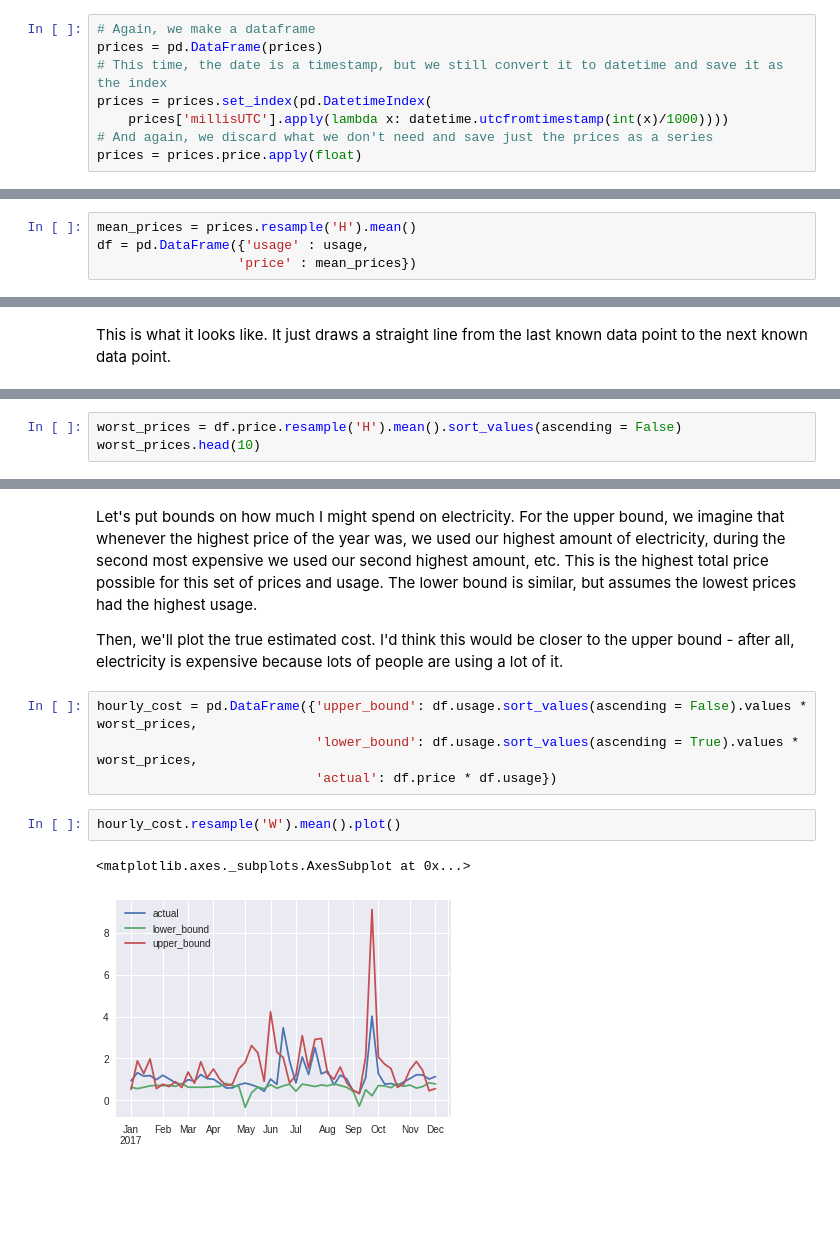
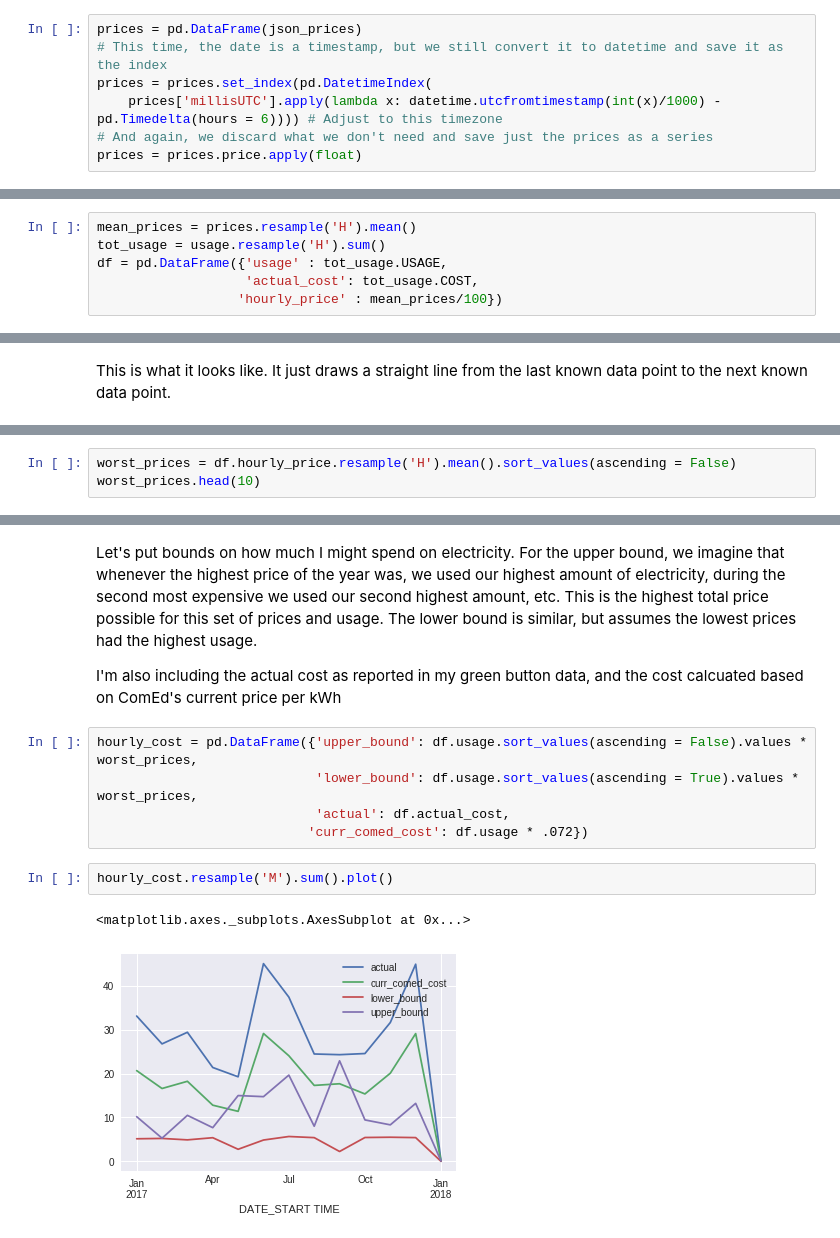
Before and after one commit to jdfoote/notebooks, a Jupyter notebook: comed.ipynb, the cells around one changed output, grey strips where cells are left out. Cells and saved outputs as stored; diff of their text form; blank space fills up the shorter version.

```diff
--- a/comed.ipynb
+++ b/comed.ipynb
@@ -93,9 +85,8 @@ prices = r.json()
 # %%
-# Again, we make a dataframe
-prices = pd.DataFrame(prices)
+prices = pd.DataFrame(json_prices)
 # This time, the date is a timestamp, but we still convert it to datetime and save it as the index
 prices = prices.set_index(pd.DatetimeIndex(
-    prices['millisUTC'].apply(lambda x: datetime.utcfromtimestamp(int(x)/1000))))
+    prices['millisUTC'].apply(lambda x: datetime.utcfromtimestamp(int(x)/1000) - pd.Timedelta(hours = 6)))) # Adjust to this timezone
 # And again, we discard what we don't need and save just the prices as a series
 prices = prices.price.apply(float)
 # %% [markdown]
@@ -109,5 +100,7 @@ prices.resample('W').mean().plot()
 I then put all of these into a dataframe, to make the dates match up.
 # %%
 mean_prices = prices.resample('H').mean()
-df = pd.DataFrame({'usage' : usage,
-                  'price' : mean_prices})
+tot_usage = usage.resample('H').sum()
+df = pd.DataFrame({'usage' : tot_usage.USAGE,
+                   'actual_cost': tot_usage.COST,
+                  'hourly_price' : mean_prices/100})
@@ -153,4 +153,4 @@ Let's look at the worst-case examples. Here are the 10 highest priced hours. I d
 # %%
-worst_prices = df.price.resample('H').mean().sort_values(ascending = False)
+worst_prices = df.hourly_price.resample('H').mean().sort_values(ascending = False)
 worst_prices.head(10)
 # %% [output]
@@ -168,13 +169,14 @@ Name: price, dtype: float64
 # %% [markdown]
 Let's put bounds on how much I might spend on electricity. For the upper bound, we imagine that whenever the highest price of the year was, we used our highest amount of electricity, during the second most expensive we used our second highest amount, etc. This is the highest total price possible for this set of prices and usage. The lower bound is similar, but assumes the lowest prices had the highest usage.
 
-Then, we'll plot the true estimated cost. I'd think this would be closer to the upper bound - after all, electricity is expensive because lots of people are using a lot of it.
+I'm also including the actual cost as reported in my green button data, and the cost calcuated based on ComEd's current price per kWh
 # %%
 hourly_cost = pd.DataFrame({'upper_bound': df.usage.sort_values(ascending = False).values * worst_prices,
                             'lower_bound': df.usage.sort_values(ascending = True).values * worst_prices,
-                            'actual': df.price * df.usage})
+                            'actual': df.actual_cost,
+                           'curr_comed_cost': df.usage * .072})
 # %%
-hourly_cost.resample('W').mean().plot()
+hourly_cost.resample('M').sum().plot()
 # %% [output]
 <matplotlib.axes._subplots.AxesSubplot at 0x...>
-[figure, old version]
+[figure, new version]
```
Also changed, not shown: parts of 43 cells of this notebook.
